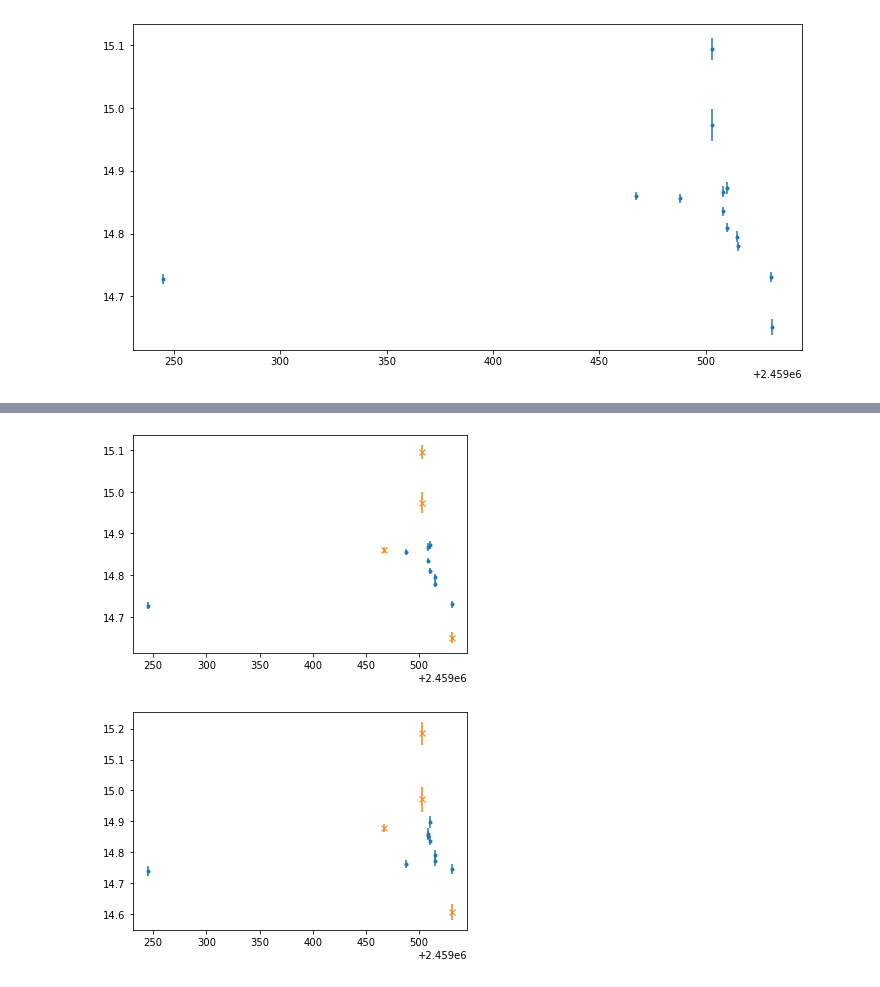
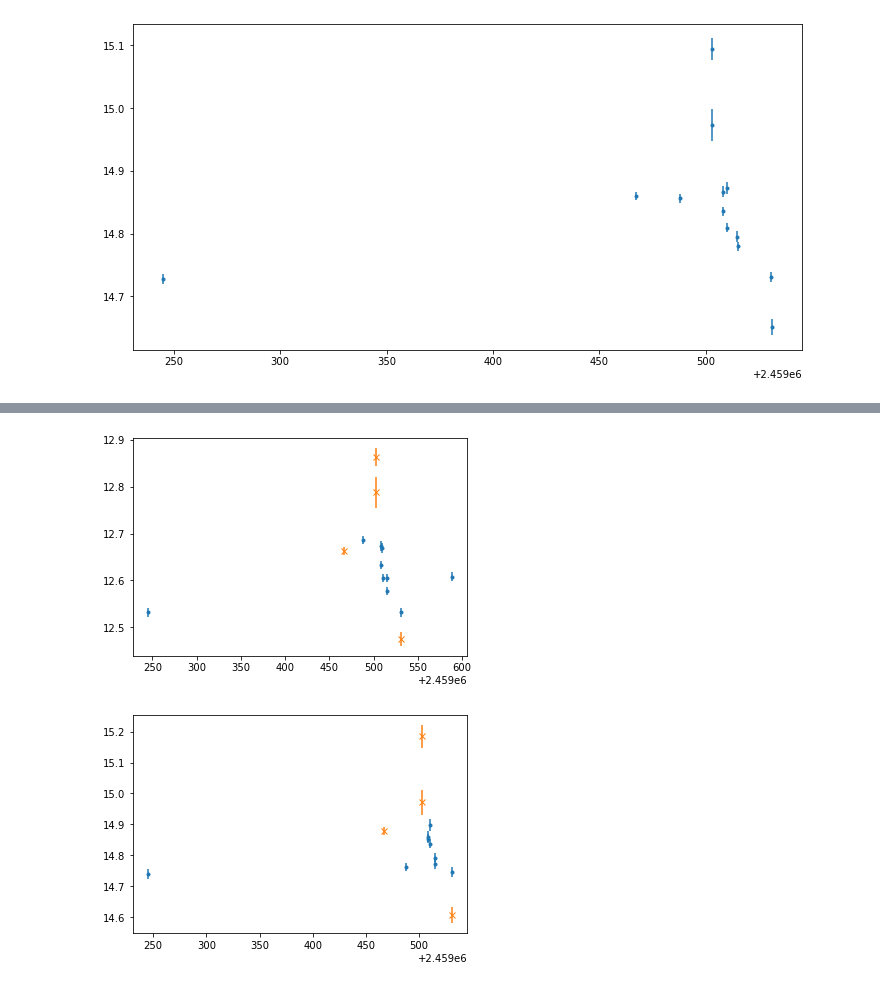
Before and after one commit to jpdeleon/toi1696, a Jupyter notebook: notebooks/RV analysis.ipynb, the cells around one changed output, grey strips where cells are left out. Cells and saved outputs as stored; diff of their text form; code cells hidden in the pictures.

```diff
--- a/notebooks/RV analysis.ipynb
+++ b/notebooks/RV analysis.ipynb
@@ -12,6 +12,7 @@ from tqdm import tqdm
 # %%
 df_all=pd.read_csv('../data/rv/stat_TOI1696_rel_202111.dat', sep='\s+', header=None)
 df_yj=pd.read_csv('../data/rv/stat_TOI1696_rel_202111_yj.dat', sep='\s+', header=None)
+df_h=pd.read_csv('../data/rv/stat_TOI1696_honly_rel_202201.dat', sep='\s+', header=None)
 df_yj
 # %% [output]
 |  | 0 | 1 | 2 | 3 | 4 | 5 | 6 | 7 | 8 | 9 |
@@ -59,3 +74,8 @@ df_yj['BJD']=BJD
+# %%
+BJD_h=[2459244.884701768, 2459466.979110366, 2459487.950951999, 2459502.920176457, 2459503.056767709,\
+       2459507.912044661, 2459508.061960230, 2459509.887027195, 2459510.057314052, 2459514.917748312,\
+       2459515.116108679, 2459530.837803919, 2459531.013072406, 2459588.719005262]
+df_h['BJD']=BJD_h
 # %% [markdown]
 - telluricがきれいにとりのぞけていない RVに影響
 - 石川さんの解析には関係なさげ  石川さんへの連絡は成田さんからやってもらう
@@ -127,3 +143,18 @@ df_all
 | 10 | 53076 | -1.13998 | 0.00720 | 53076 | 2.459515e+06 | 15.919851 | -0.03036 | -0.02711 | -0.03027 | 1.274 | 2.459515e+06 | ... |
 | 11 | 53484 | 4.74341 | 0.00825 | 53484 | 2.459531e+06 | 9.986872 | -0.12457 | -0.11598 | -0.12197 | 1.605 | 2.459531e+06 | ... |
 | 12 | 53498 | 5.02706 | 0.01247 | 53498 | 2.459531e+06 | 9.623672 | -0.12145 | -0.11384 | -0.11956 | 1.155 | 2.459531e+06 | ... |
+# %%
+date_time_h=['2021-01-29 22:53', '2021-09-08 25:13', '2021-09-29 24:30', '2021-10-14 23:44', '2021-10-14 27:00',\
+          '2021-10-19 23:31', '2021-10-19 27:07', '2021-10-21 22:56', '2021-10-21 27:00',\
+          '2021-10-26 23:39', '2021-10-26 28:25','2021-11-11 21:43', '2021-11-11 25:55', '2022-01-08 18:53']
+memo_h = ['32.9', '30.3, cloud passage', '>31.2', 'instrument trouble', 'useless',\
+       '29.0', '34.3', '27.2', '34.5', '29.9', '37.6', '28.6', '22.0, cloud passage', '71']
+caution_flag_h = [0, 1, 0, 0.5, 1, 0, 0, 0, 0, 0, 0, 0, 1, 0]
+
+df_h['date_time']=date_time_h
+
+df_h['memo']=memo_h
+
+df_h['caution_flag']=caution_flag_h
+
+df_h
@@ -130,14 +177,14 @@ df_all
 # %%
-df_valid = df_all[df_all['caution_flag']<0.5]
-df_cut = df_all[df_all['caution_flag']>=0.5]
+df_valid = df_h[df_h['caution_flag']<0.5]
+df_cut = df_h[df_h['caution_flag']>=0.5]
 
 for df, mark, col in zip([df_valid, df_cut], ['.','x'], ['b', 'r']):
     bjd = df['BJD']
     rv = df[1]+  df[5]  #relative rv[km/s]
     rv_err = df[2]
     pl.errorbar(bjd, rv, rv_err, fmt=mark, label=col)
 # %% [output]
-[figure, old version]
+[figure, new version]
 # %%
 df_valid = df_yj[df_yj['caution_flag']<0.5]
 df_cut = df_yj[df_yj['caution_flag']>=0.5]
```
Also changed, not shown: parts of 10 cells of this notebook, 2 other files.
